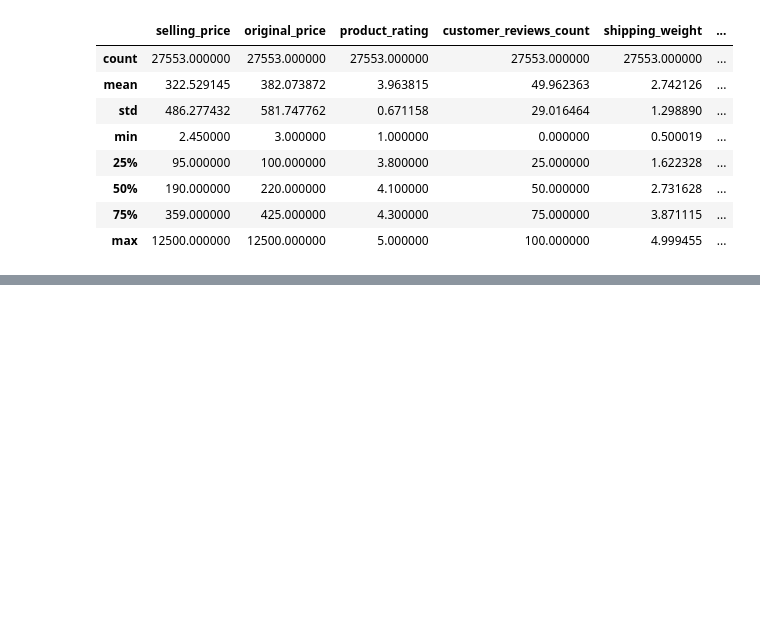
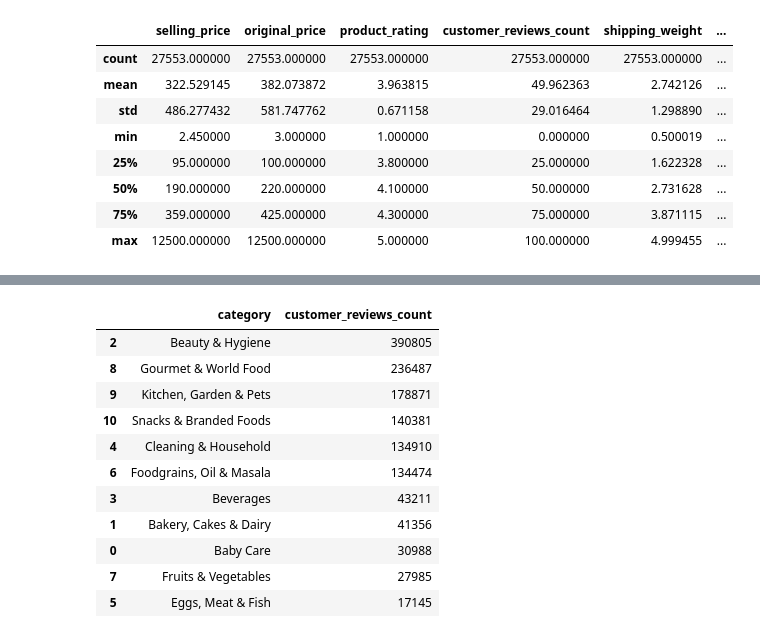
Before and after one commit to viraj19r/market_pulse, a Jupyter notebook: preprocessing.ipynb, the cells around one changed output, grey strips where cells are left out. Cells and saved outputs as stored; diff of their text form; code cells hidden in the pictures; blank space fills up the shorter version.

```diff
--- a/preprocessing.ipynb
+++ b/preprocessing.ipynb
@@ -505,0 +525,17 @@ fig.show()
+# %%
+data_category_sales = data.groupby(['category'])['customer_reviews_count'].sum().reset_index()
+data_category_sales = data_category_sales.sort_values(by='customer_reviews_count', ascending=False)
+data_category_sales.head(20)
+# %% [output]
+|  | category | customer_reviews_count |
+| 2 | Beauty & Hygiene | 390805 |
+| 8 | Gourmet & World Food | 236487 |
+| 9 | Kitchen, Garden & Pets | 178871 |
+| 10 | Snacks & Branded Foods | 140381 |
+| 4 | Cleaning & Household | 134910 |
+| 6 | Foodgrains, Oil & Masala | 134474 |
+| 3 | Beverages | 43211 |
+| 1 | Bakery, Cakes & Dairy | 41356 |
+| 0 | Baby Care | 30988 |
+| 7 | Fruits & Vegetables | 27985 |
+| 5 | Eggs, Meat & Fish | 17145 |
```
Also changed, not shown: parts of 9 cells of this notebook.
